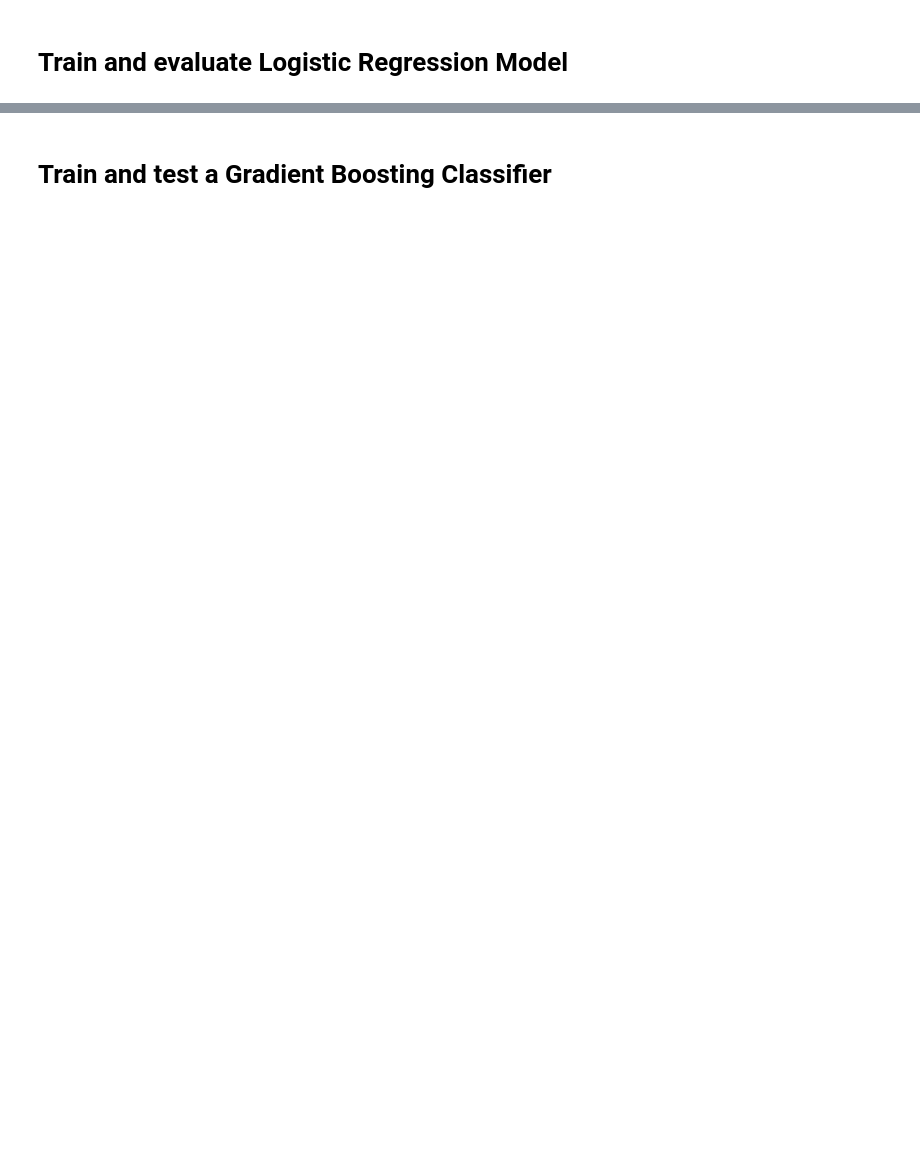
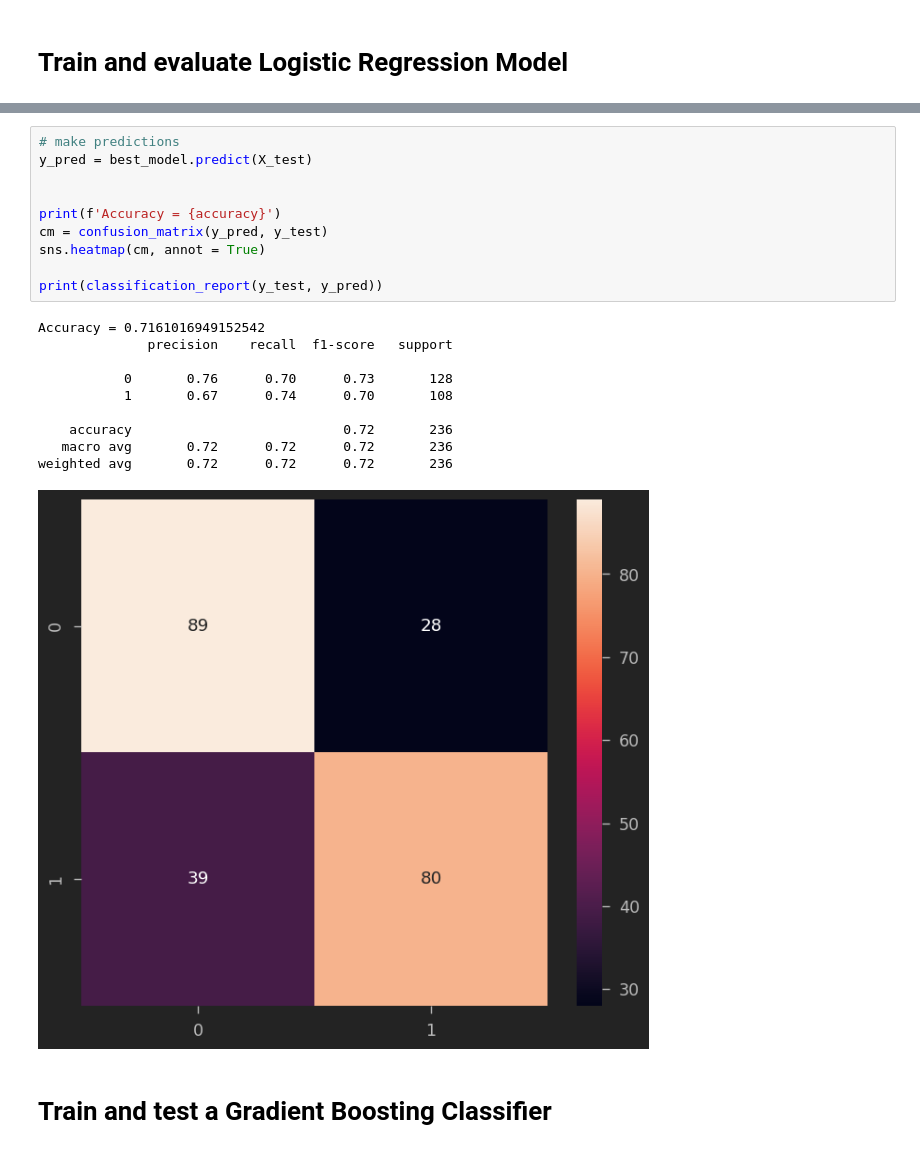
Before and after one commit to manelbenabid/Lebanese-Arabizi-Tweet-Sentiment-Analysis, a Jupyter notebook: Sentiment Analysis.ipynb, the cells around one changed output, grey strips where cells are left out. Saved outputs shown, nothing was run; the diff lists cells and outputs as text; blank space fills up the shorter version.

```diff
--- a/Sentiment Analysis.ipynb
+++ b/Sentiment Analysis.ipynb
@@ -561,3 +587,24 @@ weighted avg       0.71      0.70      0.70       236
+# %%
+# make predictions
+y_pred = best_model.predict(X_test)
+
+
+print(f'Accuracy = {accuracy}')
+cm = confusion_matrix(y_pred, y_test)
+sns.heatmap(cm, annot = True)
+
+print(classification_report(y_test, y_pred))
+# %% [output]
+Accuracy = 0.7161016949152542
+              precision    recall  f1-score   support
+
+           0       0.76      0.70      0.73       128
+           1       0.67      0.74      0.70       108
+
+    accuracy                           0.72       236
+   macro avg       0.72      0.72      0.72       236
+weighted avg       0.72      0.72      0.72       236
+[figure, added]
 # %% [markdown]
 # Train and test a Gradient Boosting Classifier
 # %%
```
Also changed, not shown: parts of 11 cells of this notebook.
